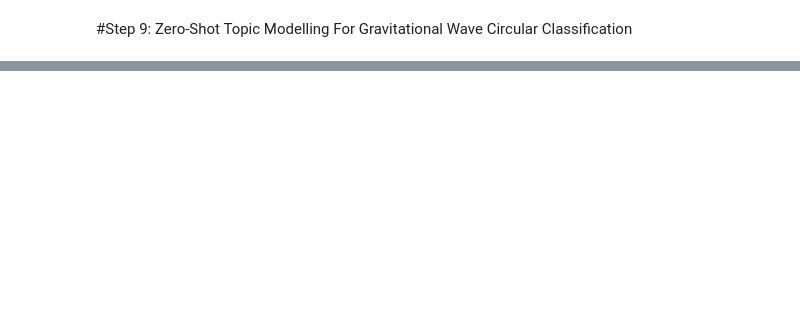
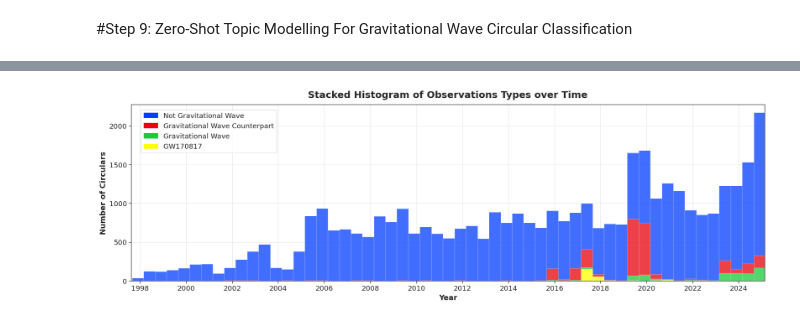
Before and after one commit to Vidushi-GitHub/NASA_GCN_NLP, a Jupyter notebook: GW_Topic_Model/GW_Topic_Model.ipynb, the cells around one changed output, grey strips where cells are left out. Drawn from its saved outputs; the diff is of its cells as text; code cells hidden in the pictures; blank space fills up the shorter version.

```diff
--- a/GW_Topic_Model/GW_Topic_Model.ipynb
+++ b/GW_Topic_Model/GW_Topic_Model.ipynb
@@ -1011,0 +1025,64 @@ plt.show()
+# %%
+'''
+Plot the same plot with GW 170817 circulars highlighted
+'''
+modded_topic_labels = topic_model.topic_labels_
+modded_topic_labels[3] = "GW170817"
+num_topics = len(freq)
+sns.set_style("whitegrid")
+sns.set_style("ticks")
+sns.set_context("paper", font_scale=1.5)
+plt.figure(figsize=(18, 6))
+custom_colors = ['#023eff', '#e8000b', '#1ac938', 'yellow']
+custom_palette =  sns.color_palette(custom_colors)
+
+all_topic_dates = []
+all_dates = [] # List to store all dates
+
+# Iterate over all timestamps and check their respective document's topic
+for i, time_stamp in enumerate(time_stamps):
+  if time_stamp == 0: # Discard invalid dates
+      continue
+  date = datetime.utcfromtimestamp(time_stamp/1000)
+  topic = topic_model.topic_labels_[topics[i]]
+
+  # Check if circular is also in G298048_GW170817
+  if circulars[i]['circularId'] in G298048_GW170817:
+    all_topic_dates.append({'Date': date, 'Topic': "GW170817"})
+  else:
+    all_topic_dates.append({'Date': date, 'Topic': topic})
+
+  all_dates.append(date)
+
+topic_dates_df = pd.DataFrame(all_topic_dates)
+my_bins = pd.date_range(start=min(all_dates), end=max(all_dates), freq='6M')
+sns.histplot(topic_dates_df,
+             x='Date',
+             hue='Topic',
+             multiple="stack",
+             bins=mdates.date2num(my_bins),
+             alpha=0.75,
+             linewidth=0.2,
+             palette=custom_palette)
+
+# Calculate the number of 6-month intervals between start and end dates
+start_date = min(all_dates)
+end_date = max(all_dates)
+num_intervals = (end_date.year - start_date.year) * 2 + (end_date.month - start_date.month) // 6
+
+# Calculate the adjusted end date based on the number of intervals
+adjusted_end_date = start_date + pd.DateOffset(months=num_intervals * 6)
+
+plt.xlim(start_date, adjusted_end_date)
+plt.gca().xaxis.set_major_locator(mdates.YearLocator(2))
+plt.xlabel("Year", fontsize=14, fontweight="bold")
+plt.ylabel("Number of Circulars", fontsize=14, fontweight="bold")
+plt.title("Stacked Histogram of Observations Types over Time", fontsize=18, fontweight="bold", y=1.02)
+plt.grid(axis="both", linestyle="-", alpha=0.5)
+handles = [Patch(color=custom_colors[i], label=modded_topic_labels[i]) for i in range(len(custom_colors))]
+plt.legend(handles=handles, bbox_to_anchor=(0.01, 0.99), loc='upper left')
+
+plt.tight_layout()
+plt.show()
+# %% [output]
+[figure, added]
```
Also changed, not shown: parts of 26 cells of this notebook.
